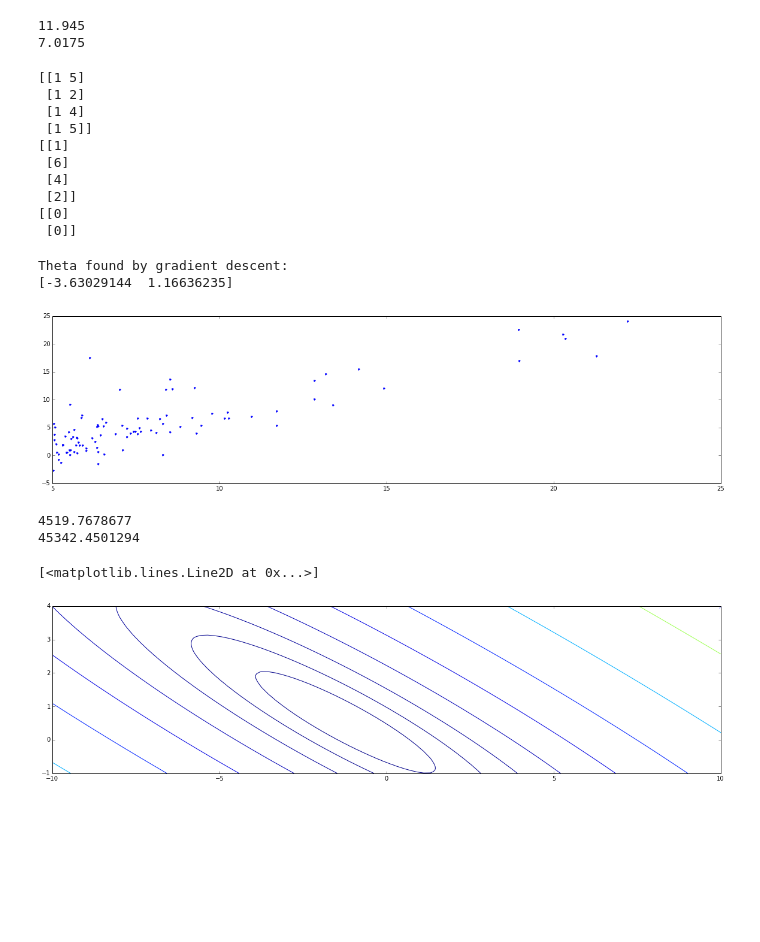
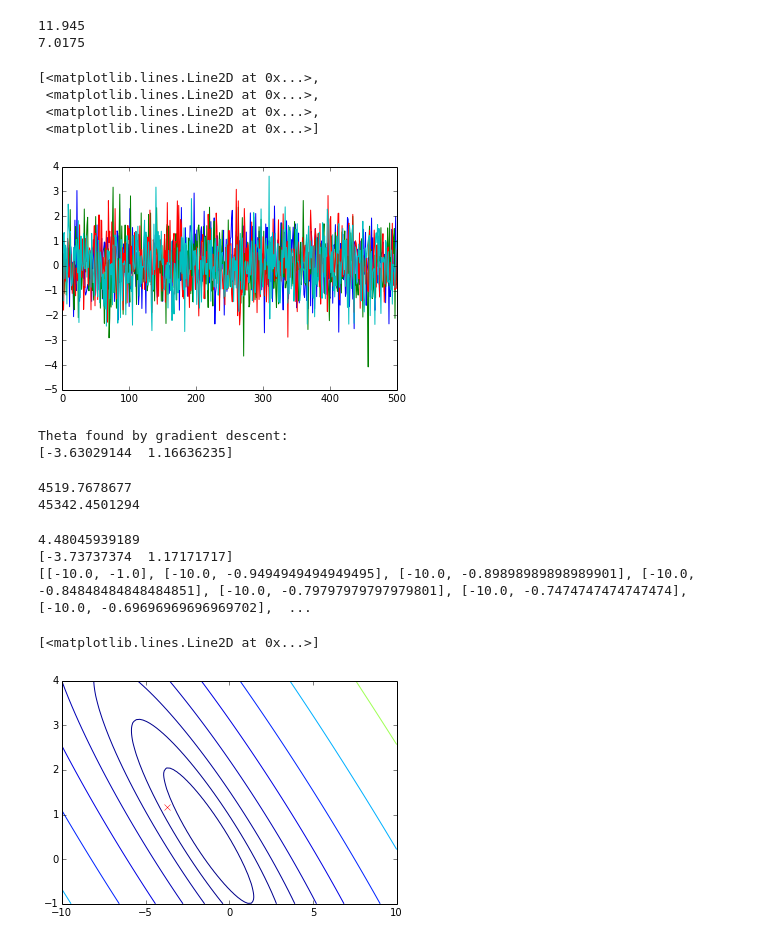
Before and after one commit to qorelogic/ml2, a Jupyter notebook: bin/quandl-fun.ipynb, the cells around one changed output. Drawn from its saved outputs; the diff is of its cells as text; code cells hidden in the pictures; blank space fills up the shorter version.

```diff
--- a/bin/quandl-fun.ipynb
+++ b/bin/quandl-fun.ipynb
@@ -44,11 +25,0 @@ Date
-# %%
-ds = d
-ds = (ds - n.mean(ds)) / n.std(ds) # standard score normalization
-#ds = (ds - n.min(ds))/(n.max(ds) - n.min(ds)) # feature scaled normalization
-#ds = n.tanh(ds)
-#ds = 1/(1+n.power(n.e, -ds)) # sigmoid function
-print ds.tail(5)
-h = ['BNP.USDRUB - USD/RUB', 'BNP.USDARS - USD/ARS']
-i = 0
-plot(ds.ix[1000:len(ds)+1,h])
-legend(h,2)
@@ -265,22 +252,22 @@ print computeCost( n.array([1,2,3,1,3,4,1,4,5,1,5,6]).reshape(4,3), n.array([7,
 11.945
 7.0175
 # %%
+import pandas as p
+import numpy as n
 res = p.DataFrame(n.array([1, 2, 1, 3, 1, 4, 1, 5]).reshape(4,2))
 
-print n.array([1,5,1,2,1,4,1,5]).reshape(4,2)
-print n.array([1,6,4,2]).reshape(4,1)
-print n.array([0,0]).reshape(2,1)
+#print n.array([1,5,1,2,1,4,1,5]).reshape(4,2)
+y=500
+x=4
+res = n.array(n.random.randn(y*x)).reshape(y,x)
+#print n.array([1,6,4,2]).reshape(4,1)
+plot(res)
 # %% [output]
-[[1 5]
- [1 2]
- [1 4]
- [1 5]]
-[[1]
- [6]
- [4]
- [2]]
-[[0]
- [0]]
+[<matplotlib.lines.Line2D at 0x...>,
+ <matplotlib.lines.Line2D at 0x...>,
+ <matplotlib.lines.Line2D at 0x...>,
+ <matplotlib.lines.Line2D at 0x...>]
+[figure, added]
 # %%
 def gradientDescent(X, y, theta, alpha, num_iters):
     m = len(y)
@@ -317,7 +304,7 @@ X = data.ix[:,0]
 y = data.ix[:,1]
 m = len(y)
 
-plot(X,y,'.')
+#plot(X,y,'.')
 
 X = p.DataFrame()
 X[0] = ones(m)
@@ -342,7 +329,6 @@ print theta
 # %% [output]
 Theta found by gradient descent:
 [-3.63029144  1.16636235]
-[figure, removed]
 # %%
 #print n.dot(X,theta)
 #plot(X.ix[:,1],y,'.')
@@ -355,20 +341,36 @@ print n.dot(n.array([1, 7]), theta) * 1e4
 # %%
 theta0_vals = linspace(-10, 10, 100)
 theta1_vals = linspace(-1, 4, 100)
+thetas = []
+lowCC = 1e9
+thetas = []
 J_vals = n.zeros(len(theta0_vals)*len(theta1_vals)).reshape(len(theta0_vals),len(theta1_vals))
 for i in range(0,len(theta0_vals)):
     for j in range(0,len(theta1_vals)):
         t = n.array([theta0_vals[i], theta1_vals[j]])
         #print theta0_vals[i]
         #print theta1_vals[j]
         #print t
         cc = computeCost(X, y, t)
         J_vals[i][j] = cc
-        #print cc
+        if cc < lowCC:
+            lowCC = cc
+            lowT = t
+            thetas.append(list(t))
         #print t
+print lowCC
+print lowT
+print thetas
+#print cc
 #print J_vals
 contour(theta0_vals, theta1_vals, J_vals, logspace(-2, 3, 20))
-plot(t[0], t[1], 'x')
+#print thetas
+#plot(t[0], t[1], 'xr')
+plot(lowT[0], lowT[1], 'xr')
+#plot(J_vals)
 # %% [output]
-[<matplotlib.lines.Line2D at 0x...>]
+4.48045939189
+[-3.73737374  1.17171717]
+[[-10.0, -1.0], [-10.0, -0.9494949494949495], [-10.0, -0.89898989898989901], [-10.0, -0.84848484848484851], [-10.0, -0.79797979797979801], [-10.0, -0.7474747474747474], [-10.0, -0.69696969696969702],  ...
+[<matplotlib.lines.Line2D at 0x...>]
-[figure, old version]
+[figure, new version]
```
Also changed, not shown: parts of 14 cells of this notebook.
